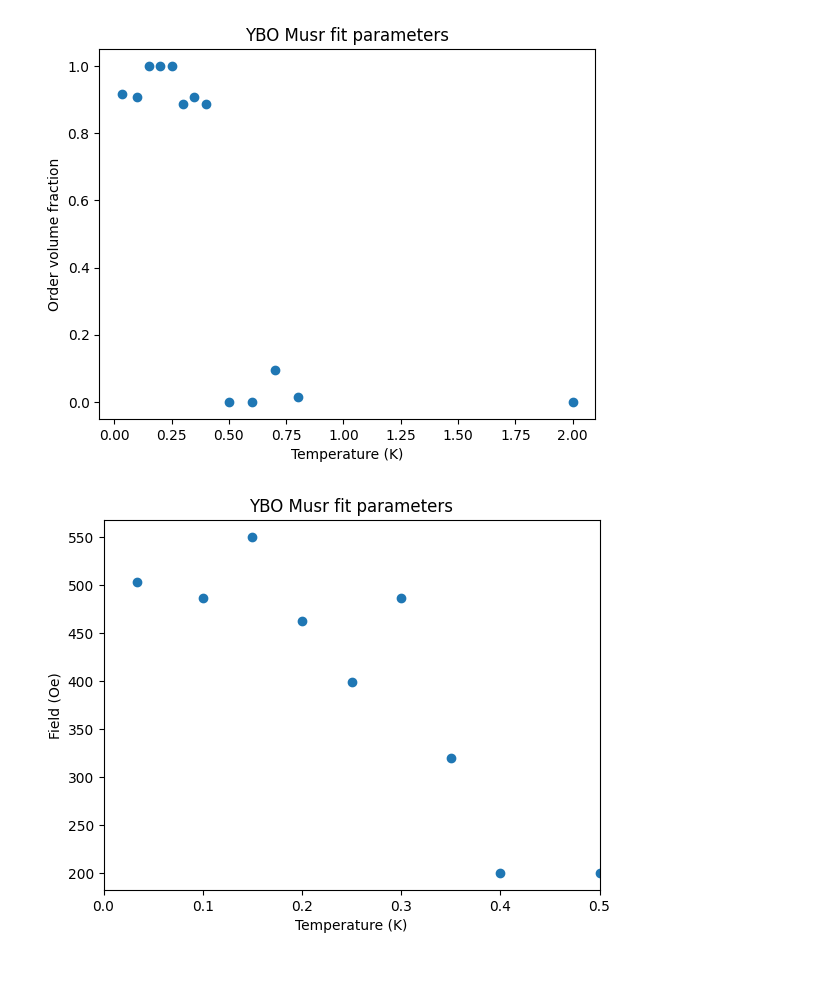
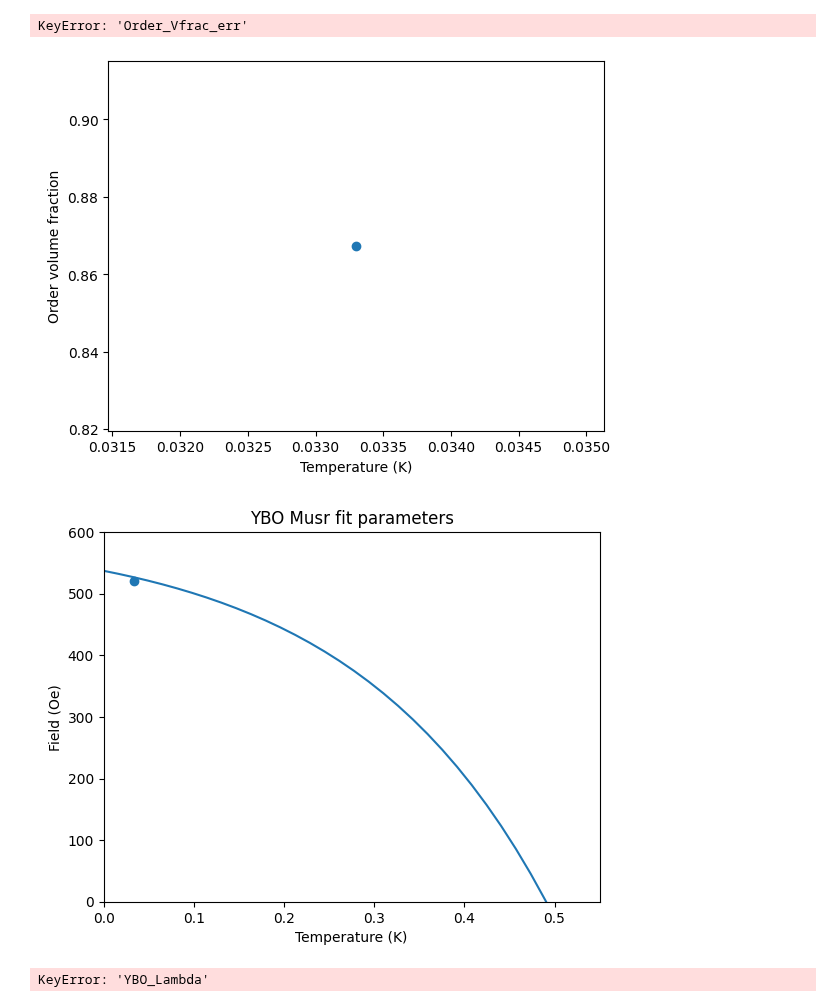
Before and after one commit to Brogan8813/strain-cell, a Jupyter notebook: PPMS_Data_and_Plotting/Plotting/MusrPlotting/MusrPlot.ipynb, the cells around one changed output. Drawn from its saved outputs; the diff is of its cells as text; code cells hidden in the pictures; blank space fills up the shorter version.

Commit message:
added new datafile

```diff
--- a/PPMS_Data_and_Plotting/Plotting/MusrPlotting/MusrPlot.ipynb
+++ b/PPMS_Data_and_Plotting/Plotting/MusrPlotting/MusrPlot.ipynb
@@ -1,21 +1,24 @@
 # %%
 
 #Plotting section using defined functions
 
 
 import pandas as pd
 import matplotlib.pyplot as plt
 
 df = pd.read_csv('datafile_parsed.csv')
 
 # Plot dataT vs YBO_L2 for all runs
-plt.scatter(df['dataT'], df['Order_Vfrac'])
+plt.scatter(df['dataT'], df['Order_Vfrac_'])
 plt.xlabel('Temperature (K)')
 plt.ylabel('Order volume fraction')
+plt.errorbar(df['dataT'], df['Order_Vfrac_'], yerr=df['Order_Vfrac_err'], fmt="o")
+plt.ylim(-0.1,1.1)
 plt.title('YBO Musr fit parameters')
 plt.show()
 # %% [output]
+KeyError: 'Order_Vfrac_err'
-[figure, old version]
+[figure, new version]
 # %%
 
 #Plotting section using defined functions
@@ -23,15 +26,45 @@ plt.show()
 
 import pandas as pd
 import matplotlib.pyplot as plt
+import numpy as np
 
 df = pd.read_csv('datafile_parsed.csv')
 
 # Plot dataT vs YBO_L2 for all runs
-plt.scatter(df['dataT'], df['YBO'])
+plt.scatter(df['dataT'], df['Frequency_'])
+#plt.errorbar(df['dataT'], df['Frequency_'], yerr=df['Frequency_err'], fmt="o")
 plt.xlabel('Temperature (K)')
 plt.ylabel('Field (Oe)')
-plt.xlim(0,0.5)
+plt.xlim(0,0.55)
+plt.ylim(0,600)
 plt.title('YBO Musr fit parameters')
+
+xs=np.linspace(0,0.8)
+ys = -((np.exp(xs+0.90))**(4.6)-600)
+plt.plot(xs,ys)
+
 plt.show()
 # %% [output]
-[figure, old version]
+[figure, new version]
+# %%
+
+#Plotting section using defined functions
+
+
+import pandas as pd
+import matplotlib.pyplot as plt
+
+df = pd.read_csv('datafile_parsed.csv')
+
+# Plot dataT vs YBO_L2 for all runs
+plt.scatter(df['dataT'], df['YBO_Lambda'])
+plt.xlabel('Temperature (K)')
+plt.ylabel('YBO_Lambda')
+plt.errorbar(df['dataT'], df['YBO_Lambda'], yerr=df['YBO_Lambda_err'], fmt="o")
+
+plt.xlim(0,0.5)
+plt.ylim(0,40)
+plt.title('YBO Musr fit parameters')
+plt.show()
+# %% [output]
+KeyError: 'YBO_Lambda'
```
Also changed, not shown: parts of 2 cells of this notebook, 5 other files.
